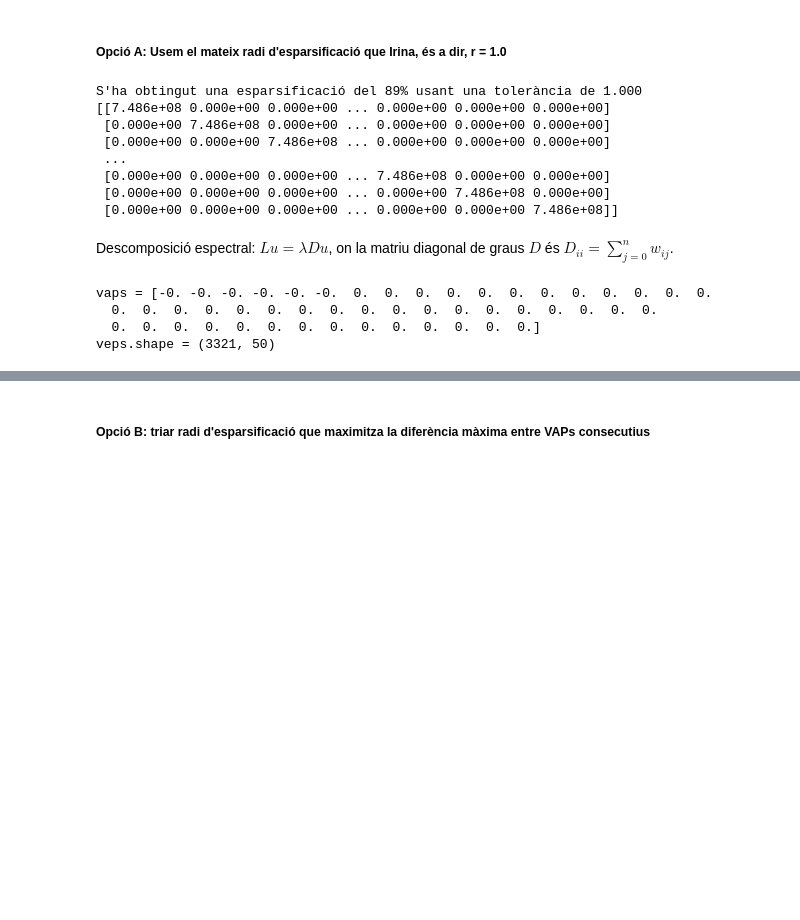
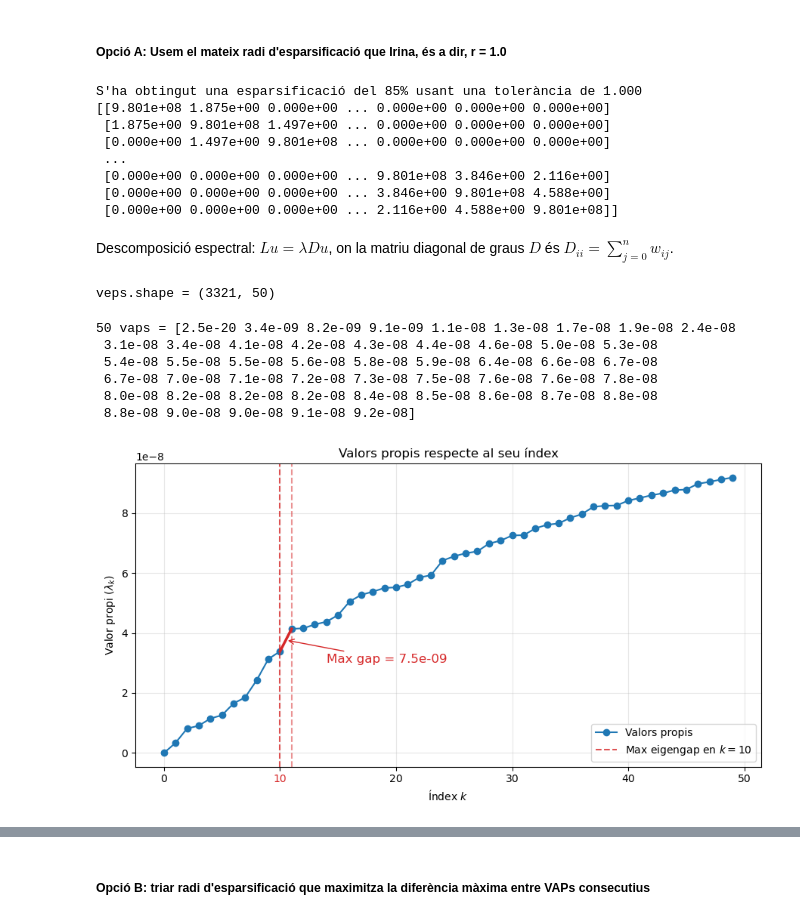
Before and after one commit to victor-lopz/spectral-clustering, a Jupyter notebook: notebooks/duffing_no_autonom.ipynb, the cells around one changed output, grey strips where cells are left out. Drawn from its saved outputs; the diff is of its cells as text; code cells hidden in the pictures; blank space fills up the shorter version.

```diff
--- a/notebooks/duffing_no_autonom.ipynb
+++ b/notebooks/duffing_no_autonom.ipynb
@@ -45,30 +44,39 @@ Pes màxim a la matriu de pesos: 74.858
 # %% [markdown]
 ##### Opció A: Usem el mateix radi d'esparsificació que Irina, és a dir, r = 1.0
 # %%
-sparsification_tol = 1.0
-matriu_similaritat_W, sparsification_percent = sparcify_with_tol(matriu_pesos, tol=sparsification_tol)
+radi_esparsificacio = 1.0
+matriu_similaritat_W, sparsification_percent = sparcify_with_tol(matriu_pesos, tol=radi_esparsificacio)
 print(f"S'ha obtingut una esparsificació del "
       f"{sparsification_percent*100:.0f}% usant una tolerància de "
-      f"{sparsification_tol:.3f}")
+      f"{radi_esparsificacio:.3f}")
 np.fill_diagonal(matriu_similaritat_W, constant_diagonal)
 print(matriu_similaritat_W)
 # %% [output]
-S'ha obtingut una esparsificació del 89% usant una tolerància de 1.000
-[[7.486e+08 0.000e+00 0.000e+00 ... 0.000e+00 0.000e+00 0.000e+00]
- [0.000e+00 7.486e+08 0.000e+00 ... 0.000e+00 0.000e+00 0.000e+00]
- [0.000e+00 0.000e+00 7.486e+08 ... 0.000e+00 0.000e+00 0.000e+00]
+S'ha obtingut una esparsificació del 85% usant una tolerància de 1.000
+[[9.801e+08 1.875e+00 0.000e+00 ... 0.000e+00 0.000e+00 0.000e+00]
+ [1.875e+00 9.801e+08 1.497e+00 ... 0.000e+00 0.000e+00 0.000e+00]
+ [0.000e+00 1.497e+00 9.801e+08 ... 0.000e+00 0.000e+00 0.000e+00]
  ...
- [0.000e+00 0.000e+00 0.000e+00 ... 7.486e+08 0.000e+00 0.000e+00]
- [0.000e+00 0.000e+00 0.000e+00 ... 0.000e+00 7.486e+08 0.000e+00]
- [0.000e+00 0.000e+00 0.000e+00 ... 0.000e+00 0.000e+00 7.486e+08]]
+ [0.000e+00 0.000e+00 0.000e+00 ... 9.801e+08 3.846e+00 2.116e+00]
+ [0.000e+00 0.000e+00 0.000e+00 ... 3.846e+00 9.801e+08 4.588e+00]
+ [0.000e+00 0.000e+00 0.000e+00 ... 2.116e+00 4.588e+00 9.801e+08]]
 # %% [markdown]
 Descomposició espectral: $Lu =\lambda Du$, on la matriu diagonal de graus $D$ és $D_{ii}=\sum _{j=0}^{n} w_{ij}$.
 # %%
-vaps, veps = calcula_vaps(matriu_similaritat_W, max_clusters)
-print("vaps =", vaps)
+vaps, veps = calcula_vaps(matriu_similaritat_W, params.max_clusters)
 print("veps.shape =", veps.shape)
 # %% [output]
-vaps = [-0. -0. -0. -0. -0. -0.  0.  0.  0.  0.  0.  0.  0.  0.  0.  0.  0.  0.
-  0.  0.  0.  0.  0.  0.  0.  0.  0.  0.  0.  0.  0.  0.  0.  0.  0.  0.
-  0.  0.  0.  0.  0.  0.  0.  0.  0.  0.  0.  0.  0.  0.]
 veps.shape = (3321, 50)
+# %%
+print(len(vaps),"vaps=",np.array2string(vaps,formatter={'float_kind':lambda x:f'{x:.1e}'}))
+# %% [output]
+50 vaps = [2.5e-20 3.4e-09 8.2e-09 9.1e-09 1.1e-08 1.3e-08 1.7e-08 1.9e-08 2.4e-08
+ 3.1e-08 3.4e-08 4.1e-08 4.2e-08 4.3e-08 4.4e-08 4.6e-08 5.0e-08 5.3e-08
+ 5.4e-08 5.5e-08 5.5e-08 5.6e-08 5.8e-08 5.9e-08 6.4e-08 6.6e-08 6.7e-08
+ 6.7e-08 7.0e-08 7.1e-08 7.2e-08 7.3e-08 7.5e-08 7.6e-08 7.6e-08 7.8e-08
+ 8.0e-08 8.2e-08 8.2e-08 8.2e-08 8.4e-08 8.5e-08 8.6e-08 8.7e-08 8.8e-08
+ 8.8e-08 9.0e-08 9.0e-08 9.1e-08 9.2e-08]
+# %%
+grafica_eigenvalues_vs_index(vaps, subfolder="no_autonom")
+# %% [output]
+[figure, added]
```
Also changed, not shown: parts of 10 cells of this notebook, 6 other files.
